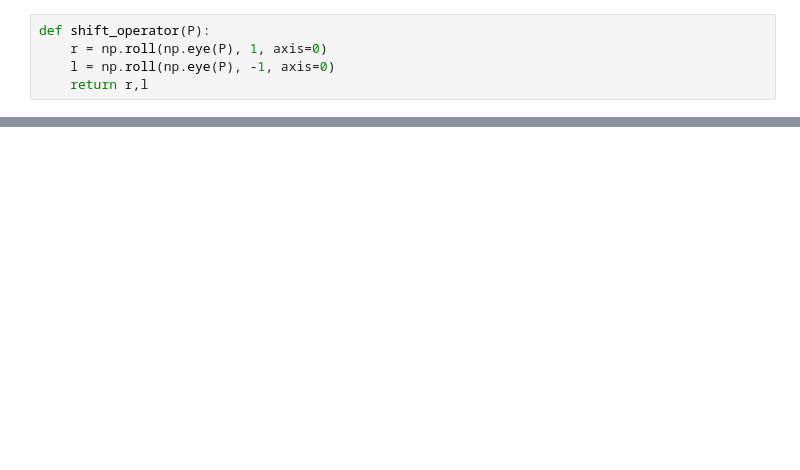
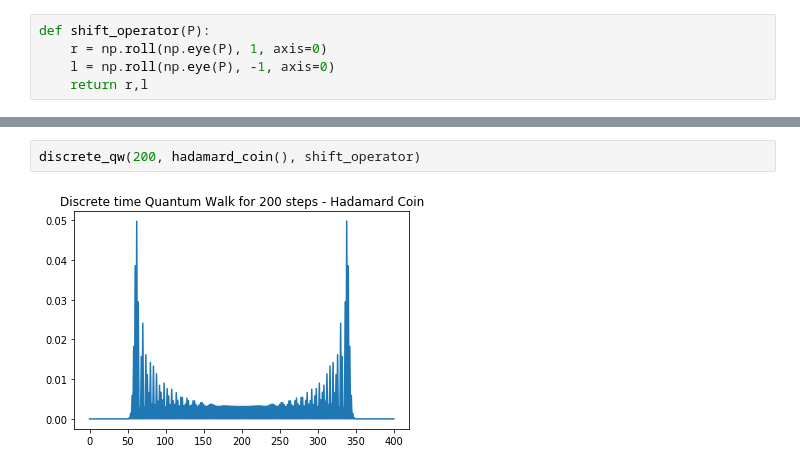
Before and after one commit to gmitchener/quantum_project, a Jupyter notebook: random_walk.ipynb, the cells around one changed output, grey strips where cells are left out. Cells and saved outputs as stored; diff of their text form; blank space fills up the shorter version.

```diff
--- a/random_walk.ipynb
+++ b/random_walk.ipynb
@@ -62,0 +66,4 @@ discrete_qw(100, hadamard_coin(c00,c01,c10,c11), shift_operator)
+# %%
+discrete_qw(200, hadamard_coin(), shift_operator)
+# %% [output]
+[figure, added]
```
Also changed, not shown: parts of 7 cells of this notebook.
